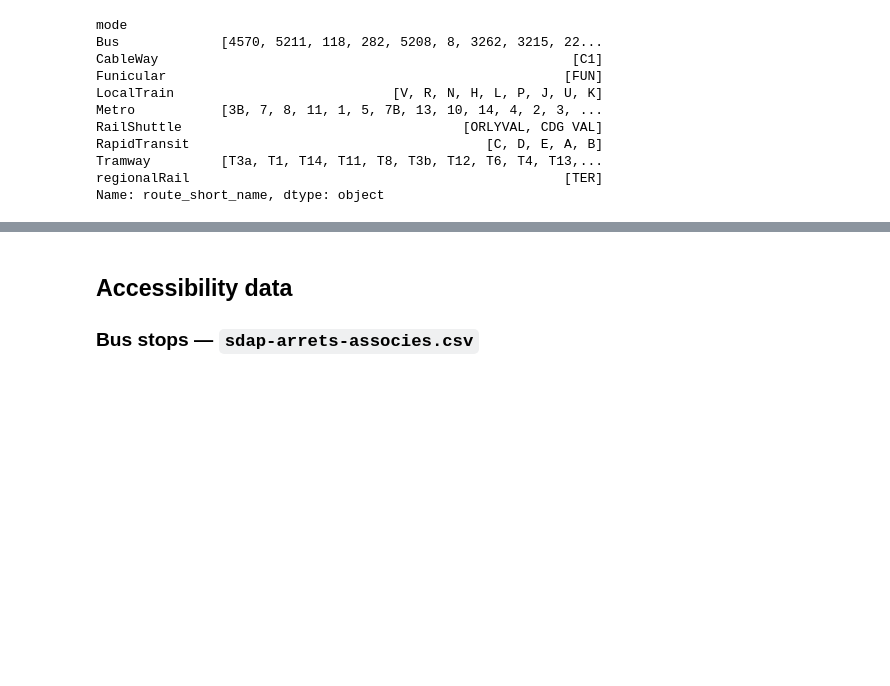
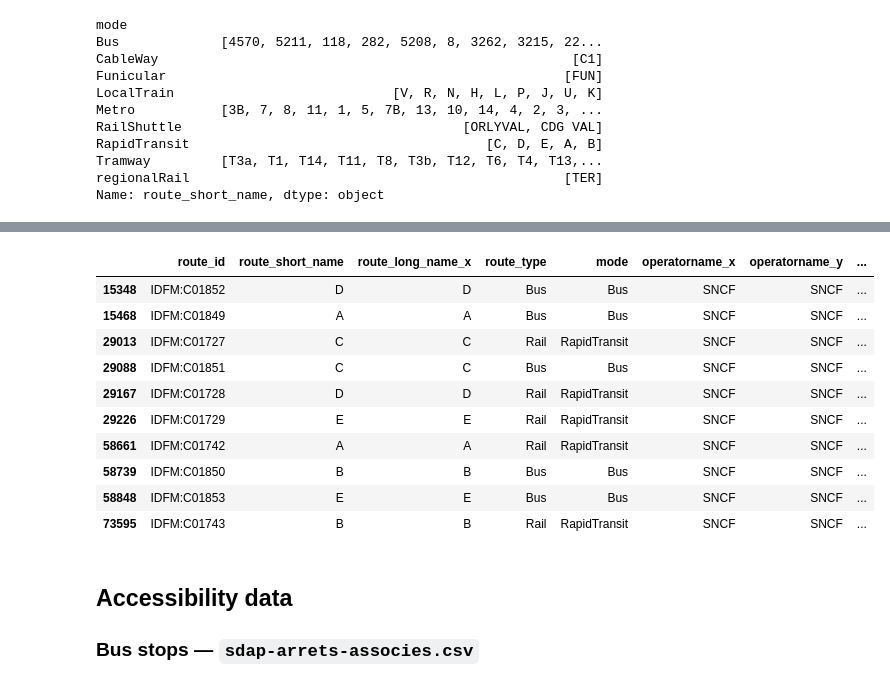
Before and after one commit to gefleury/transports-accessibles-idf, a Jupyter notebook: notebooks/explore_data.ipynb, the cells around one changed output, grey strips where cells are left out. Saved outputs shown, nothing was run; the diff lists cells and outputs as text; code cells hidden in the pictures; blank space fills up the shorter version.

```diff
--- a/notebooks/explore_data.ipynb
+++ b/notebooks/explore_data.ipynb
@@ -350,3 +468,17 @@ Name: route_short_name, dtype: object
+# %%
+tmp_gdf.query("networkname=='RER'")
+# %% [output]
+|  | route_id | route_short_name | route_long_name_x | route_type | mode | operatorname_x | operatorname_y | ... |
+| 15348 | IDFM:C01852 | D | D | Bus | Bus | SNCF | SNCF | ... |
+| 15468 | IDFM:C01849 | A | A | Bus | Bus | SNCF | SNCF | ... |
+| 29013 | IDFM:C01727 | C | C | Rail | RapidTransit | SNCF | SNCF | ... |
+| 29088 | IDFM:C01851 | C | C | Bus | Bus | SNCF | SNCF | ... |
+| 29167 | IDFM:C01728 | D | D | Rail | RapidTransit | SNCF | SNCF | ... |
+| 29226 | IDFM:C01729 | E | E | Rail | RapidTransit | SNCF | SNCF | ... |
+| 58661 | IDFM:C01742 | A | A | Rail | RapidTransit | SNCF | SNCF | ... |
+| 58739 | IDFM:C01850 | B | B | Bus | Bus | SNCF | SNCF | ... |
+| 58848 | IDFM:C01853 | E | E | Bus | Bus | SNCF | SNCF | ... |
+| 73595 | IDFM:C01743 | B | B | Rail | RapidTransit | SNCF | SNCF | ... |
 # %% [markdown]
 ## Accessibility data
 
```
Also changed, not shown: parts of 10 cells of this notebook, 1 other file.
